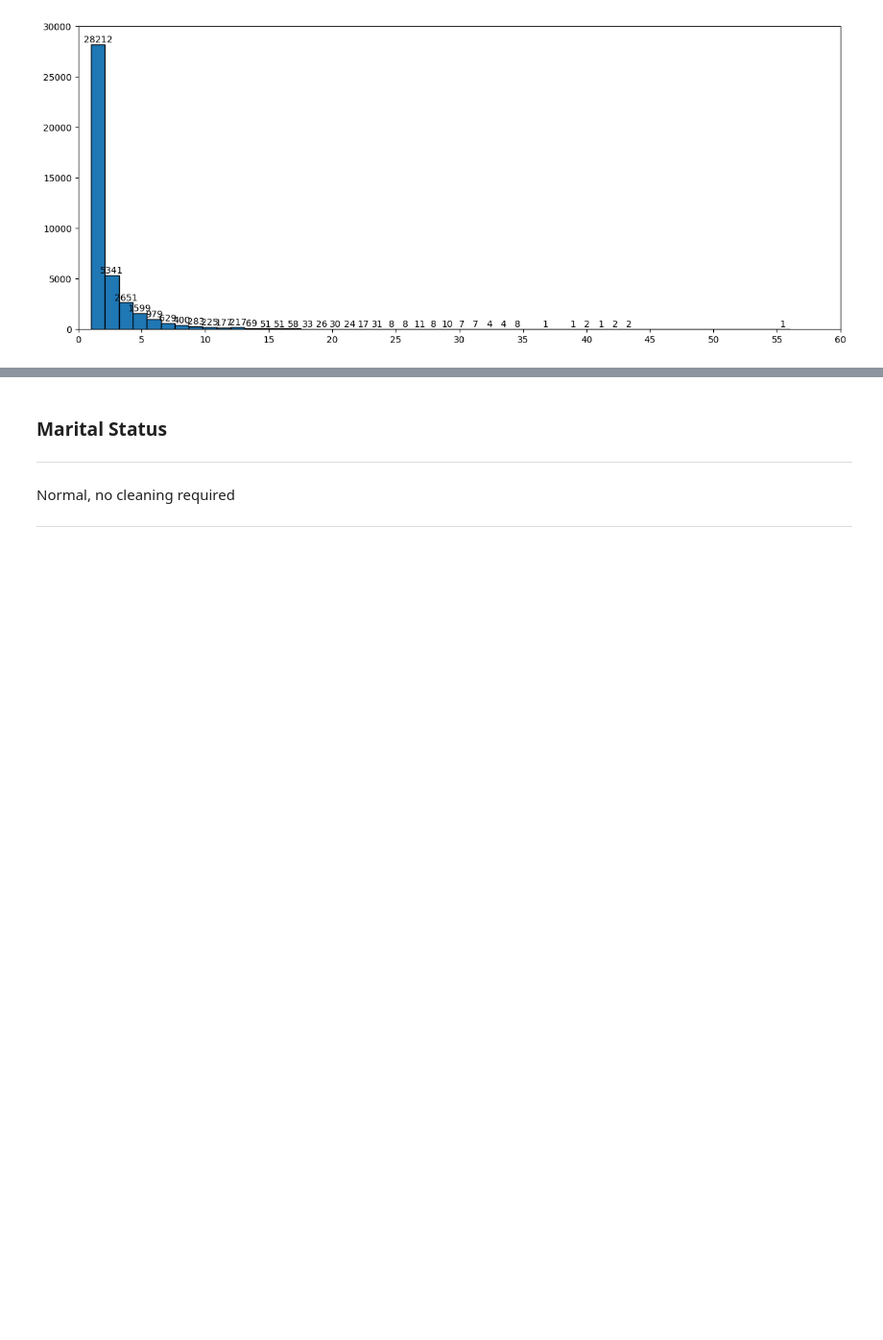
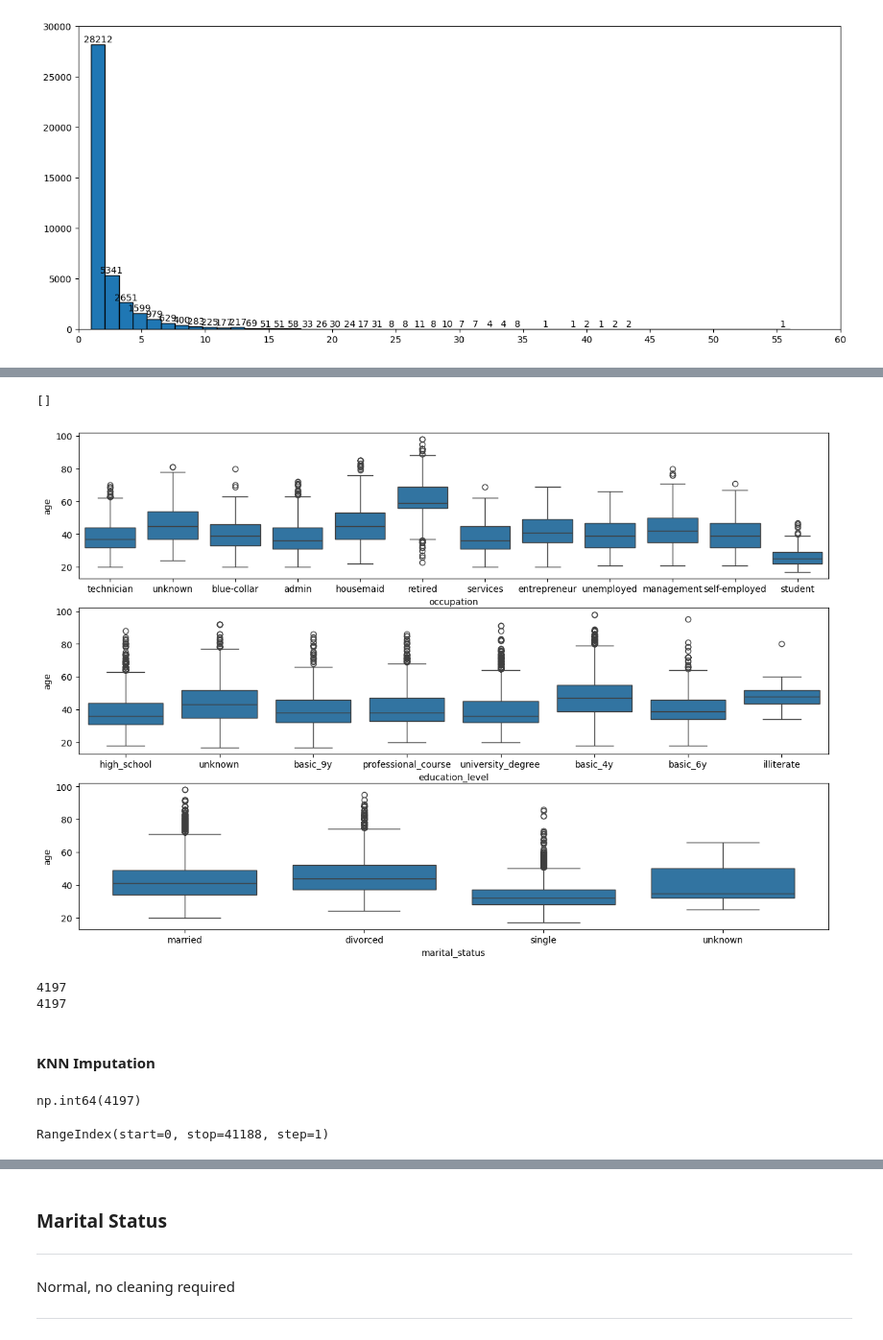
Before and after one commit to mysticshirou/EGT309-TeamJunHoe, a Jupyter notebook: eda.ipynb, the cells around one changed output, grey strips where cells are left out. Shown: that part at 96% size. Cells and saved outputs as stored; diff of their text form; code cells hidden in the pictures; blank space fills up the shorter version.

```diff
--- a/eda.ipynb
+++ b/eda.ipynb
@@ -424,0 +437,3 @@ Name: campaign_calls, dtype: float64
+# %%
+df_age_impute = df_campaign.copy()
+df_age_impute.head()
@@ -424,0 +447,45 @@ Name: campaign_calls, dtype: float64
+# %%
+# Rename categories to look better
+df_age_impute.occupation = df_age_impute.occupation.map(lambda cat: cat.lower().replace(".", ""))
+df_age_impute.education_level = df_age_impute.education_level.map(lambda cat: cat.lower().replace(".", "_"))
+# %%
+fig, ax = plt.subplots(3, 1, figsize=(15, 10))
+# I decided to use the occupation, education_level, and marital_status for the imputation
+sns.boxplot(df_age_impute.loc[df_age_impute["age"] != -1], x="occupation", y="age", ax=ax[0])
+sns.boxplot(df_age_impute.loc[df_age_impute["age"] != -1], x="education_level", y="age", ax=ax[1])
+sns.boxplot(df_age_impute.loc[df_age_impute["age"] != -1], x="marital_status", y="age", ax=ax[2])
+plt.plot()
+# %% [output]
+[]
+[figure, added]
+# %%
+# Based on the data that could possibly help to impute age, occupation & marital_status
+# since we can easily segregate age by its category
+# education_level is less useful to impute age since the inter quartile ranges overlap a lot
+# (however I can still try KNN imputation since education level should still be an indicator of age)
+df_age_impute_mean = df_age_impute.copy()
+print(df_age_impute_mean.loc[df_age_impute_mean.age == -1].shape[0])
+
+# NOTE: Including unknown values in the data does not negatively affect final distribution
+# df_age_impute_mean.drop(df_age_impute_mean[df_age_impute_mean["marital_status"] == "unknown"].index, inplace=True)
+# df_age_impute_mean.drop(df_age_impute_mean[df_age_impute_mean["occupation"] == "unknown"].index, inplace=True)
+# df_age_impute_mean.drop(df_age_impute_mean[df_age_impute_mean["education_level"] == "unknown"].index, inplace=True)
+
+df_age_impute_mean = df_age_impute_mean.iloc[:, [0, 2, 3, 4]]
+print(df_age_impute_mean.loc[df_age_impute_mean.age == -1].shape[0])
+# %% [output]
+4197
+4197
+# %% [markdown]
+#### KNN Imputation
+# %%
+# Imputing the data
+df_age_impute_ohe = pd.get_dummies(df_age_impute_mean, ["occupation", "marital_status", "education_level"])
+df_age_impute_ohe.age = df_age_impute_ohe.age.map(lambda x: x if x != -1 else np.nan)
+df_age_impute_ohe.age.isnull().sum()
+# %% [output]
+np.int64(4197)
+# %%
+df_age_impute_ohe.index
+# %% [output]
+RangeIndex(start=0, stop=41188, step=1)
```
Also changed, not shown: parts of 22 cells of this notebook, 6 other files.
